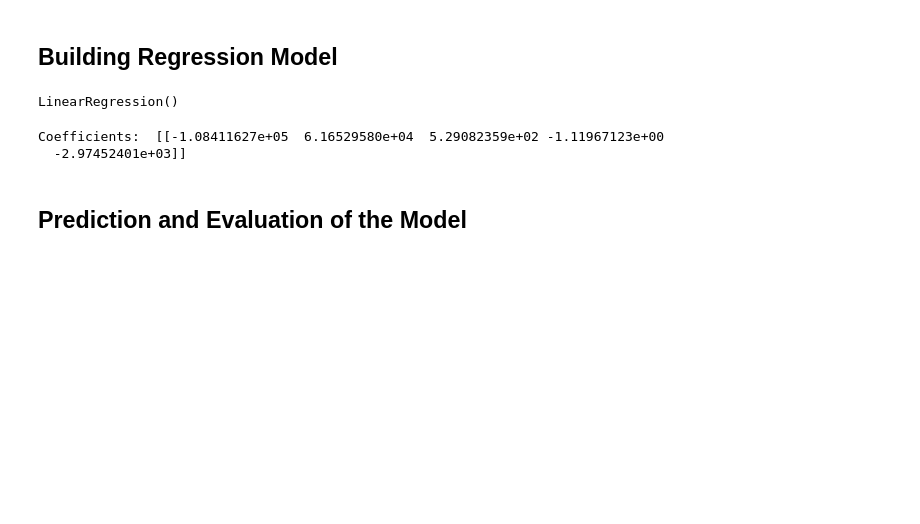
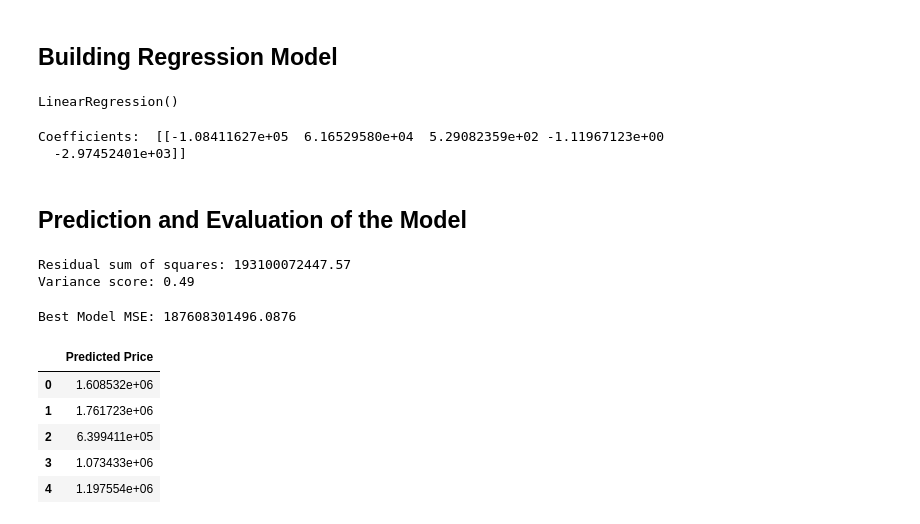
Before and after one commit to MedCoder001/Seattle_Home_Prices_Prediction, a Jupyter notebook: Seattle_Home_Prices_Prediction.ipynb, the cells around one changed output. Saved outputs shown, nothing was run; the diff lists cells and outputs as text; code cells hidden in the pictures; blank space fills up the shorter version.

```diff
--- a/Seattle_Home_Prices_Prediction.ipynb
+++ b/Seattle_Home_Prices_Prediction.ipynb
@@ -409,3 +409,55 @@ Coefficients:  [[-1.08411627e+05  6.16529580e+04  5.29082359e+02 -1.11967123e+00
   -2.97452401e+03]]
 # %% [markdown]
 ## Prediction and Evaluation of the Model
+# %%
+y_hat = model.predict(df_test[['beds', 'baths', 'size', 'lot_size', 'zip_code']])
+X = np.asanyarray(df_test[['beds', 'baths', 'size', 'lot_size', 'zip_code']])
+y = np.asanyarray(df_test[['price']])
+
+print("Residual sum of squares: %.2f"
+        % np.mean((y_hat - y) ** 2))
+
+# Explained variance score: 1 is perfect prediction
+print('Variance score: %.2f' % model.score(X, y))
+# %% [output]
+Residual sum of squares: 193100072447.57
+Variance score: 0.49
+# %%
+from sklearn.linear_model import LinearRegression
+from sklearn.model_selection import GridSearchCV
+from sklearn.metrics import mean_squared_error
+
+# Define the hyperparameter grid
+param_grid = {
+    'fit_intercept': [True, False]
+}
+
+# Define the model
+model2 = LinearRegression()
+
+# Define the grid search with cross-validation
+grid_search = GridSearchCV(estimator=model2, param_grid=param_grid, scoring='neg_mean_squared_error', cv=5)
+
+# Perform the grid search
+grid_search.fit(X, y)
+
+# Get the best model
+best_model = grid_search.best_estimator_
+
+# Evaluate the best model
+y_test = df_test['price']
+y_pred = best_model.predict(df_test[['beds', 'baths', 'size', 'lot_size', 'zip_code']])
+mse = mean_squared_error(y_test, y_pred)
+print("Best Model MSE:", mse)
+# %% [output]
+Best Model MSE: 187608301496.0876
+# %%
+y_hat_df = pd.DataFrame(y_hat, columns=['Predicted Price'])
+y_hat_df.head()
+# %% [output]
+|  | Predicted Price |
+| 0 | 1.608532e+06 |
+| 1 | 1.761723e+06 |
+| 2 | 6.399411e+05 |
+| 3 | 1.073433e+06 |
+| 4 | 1.197554e+06 |
```
Also changed, not shown: parts of 2 cells of this notebook.
